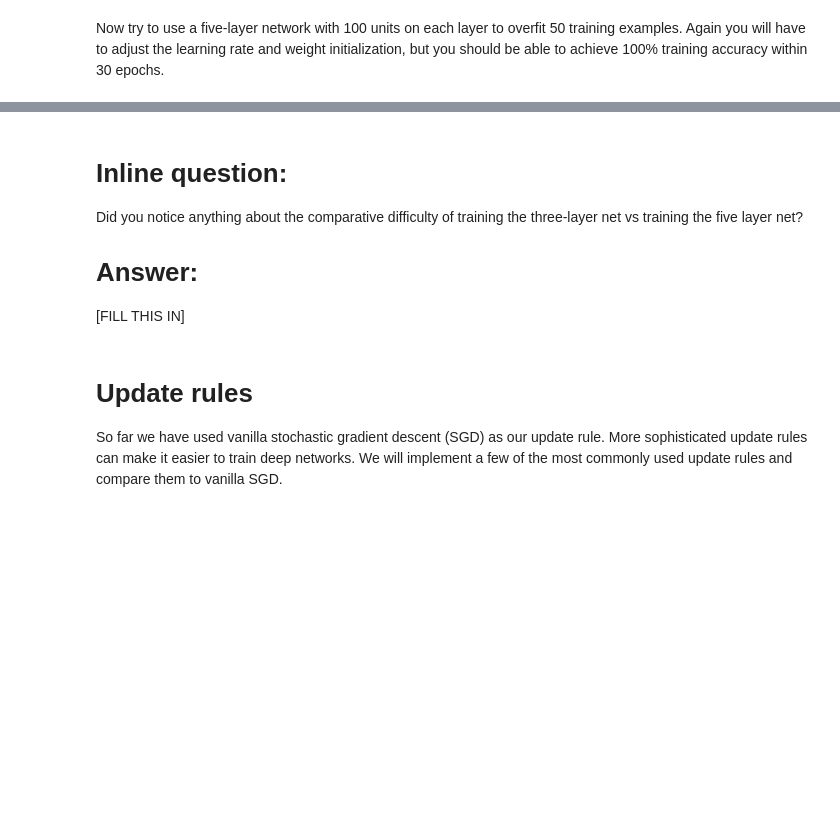
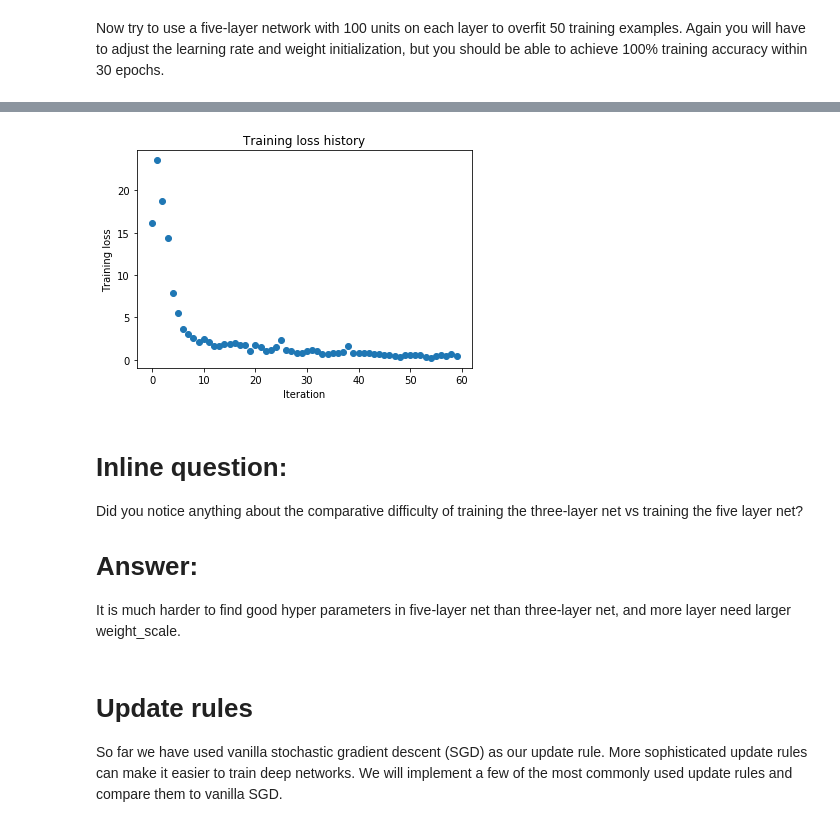
Before and after one commit to TimerChen/MS325_Assignment2, a Jupyter notebook: FullyConnectedNets.ipynb, the cells around one changed output, grey strips where cells are left out. Drawn from its saved outputs; the diff is of its cells as text; code cells hidden in the pictures; blank space fills up the shorter version.

```diff
--- a/FullyConnectedNets.ipynb
+++ b/FullyConnectedNets.ipynb
@@ -371,16 +486,17 @@ small_data = {
   'y_val': data['y_val'],
 }
 
-learning_rate =
-weight_scale =
+weight_scale = 6.5e-2
+learning_rate = 1e-3
 model = FullyConnectedNet([100, 100, 100, 100],
                 weight_scale=weight_scale, dtype=np.float64)
 solver = Solver(model, small_data,
-                print_every=10, num_epochs=20, batch_size=25,
+                print_every=10, num_epochs=30, batch_size=25,
                 update_rule='sgd',
                 optim_config={
                   'learning_rate': learning_rate,
-                }
+                },
+
          )
 solver.train()
 
@@ -389,3 +505,4 @@ plt.title('Training loss history')
 plt.xlabel('Iteration')
 plt.ylabel('Training loss')
 plt.show()
+# %% [output]
@@ -392,9 +526,10 @@ plt.show()
+[figure, added]
 # %% [markdown]
 # Inline question:
 Did you notice anything about the comparative difficulty of training the three-layer net vs training the five layer net?
 
 # Answer:
-[FILL THIS IN]
+It is much harder to find good hyper parameters in five-layer net than three-layer net, and more layer need larger weight_scale.
 # %% [markdown]
 # Update rules
 So far we have used vanilla stochastic gradient descent (SGD) as our update rule. More sophisticated update rules can make it easier to train deep networks. We will implement a few of the most commonly used update rules and compare them to vanilla SGD.
```
Also changed, not shown: parts of 21 cells of this notebook, 6 other files.
